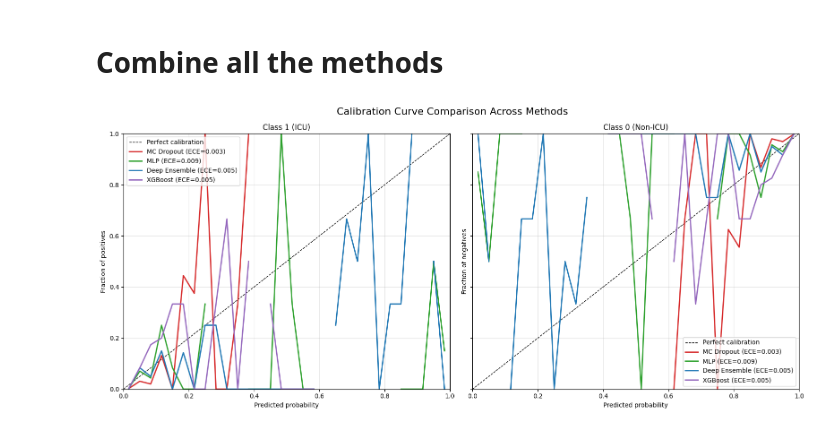
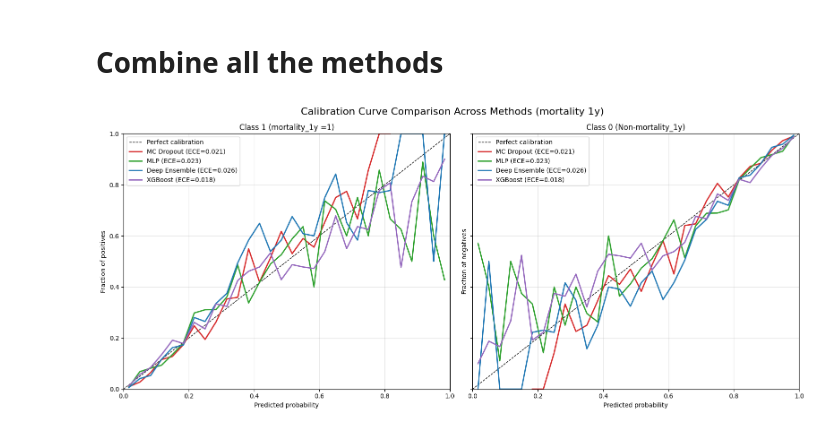
Before and after one commit to cookiehyun/Q-Model, a Jupyter notebook: Calibration/Calibration_for_all_methods.ipynb, the cells around one changed output. Saved outputs shown, nothing was run; the diff lists cells and outputs as text; code cells hidden in the pictures.

```diff
--- a/Calibration/Calibration_for_all_methods.ipynb
+++ b/Calibration/Calibration_for_all_methods.ipynb
@@ -818,9 +793,9 @@ all_labels = np.concatenate(all_labels, axis=0)
 
 
 # ----------------------------------------
-# Extract ICU_24h predictions and labels
+# Extract mortality_365d predictions and labels
 # ----------------------------------------
-target_idx = 1
+target_idx = 0
 
 mask = ~np.isnan(all_labels[:, target_idx])
 
@@ -832,8 +807,8 @@ y_prob = all_preds[:, target_idx]
 # Save to CSV
 # ----------------------------------------
 results = pd.DataFrame({
-    "ICU_24h_true": y_true.astype(int),
-    "ICU_24h_probability": y_prob
+    "Mortality_1y_true": y_true.astype(int),
+    "Mortality_1y_probability": y_prob
 })
 
 
@@ -1231,7 +1305,7 @@ ax.set_xlim(0,1)
 ax.set_ylim(0,1)
 ax.set_xlabel("Predicted probability")
 ax.set_ylabel("Fraction of positives")
-ax.set_title("Class 1 (ICU)")
+ax.set_title("Class 1 (mortality_1y =1)")
 ax.grid(alpha=0.3)
 ax.legend()
 
@@ -1259,33 +1333,33 @@ ax.plot(
     linewidth=2,
     label=f"MLP (ECE={ece_0:.3f})"
 )
 
 ax.plot(
     centers,
     frac_neg_DE,
     color=colors["Deep Ensemble"],
     linewidth=2,
     label=f"Deep Ensemble (ECE={ece_neg_DE:.3f})"
 )
 
 ax.plot(
     xgb_centers_0,
     xgb_frac_0,
     color=colors["XGBoost"],
     linewidth=2,
     label=f"XGBoost (ECE={xgb_ece_neg:.3f})"
 )
 
 ax.set_xlim(0,1)
 ax.set_ylim(0,1)
 ax.set_xlabel("Predicted probability")
 ax.set_ylabel("Fraction of negatives")
-ax.set_title("Class 0 (Non-ICU)")
+ax.set_title("Class 0 (Non-mortality_1y)")
 ax.grid(alpha=0.3)
 ax.legend()
 
-plt.suptitle("Calibration Curve Comparison Across Methods", fontsize=16)
+plt.suptitle("Calibration Curve Comparison Across Methods (mortality 1y)", fontsize=16)
 plt.tight_layout()
 plt.show()
 # %% [output]
-[figure, old version]
+[figure, new version]
```
Also changed, not shown: parts of 16 cells of this notebook, 1 other file.
